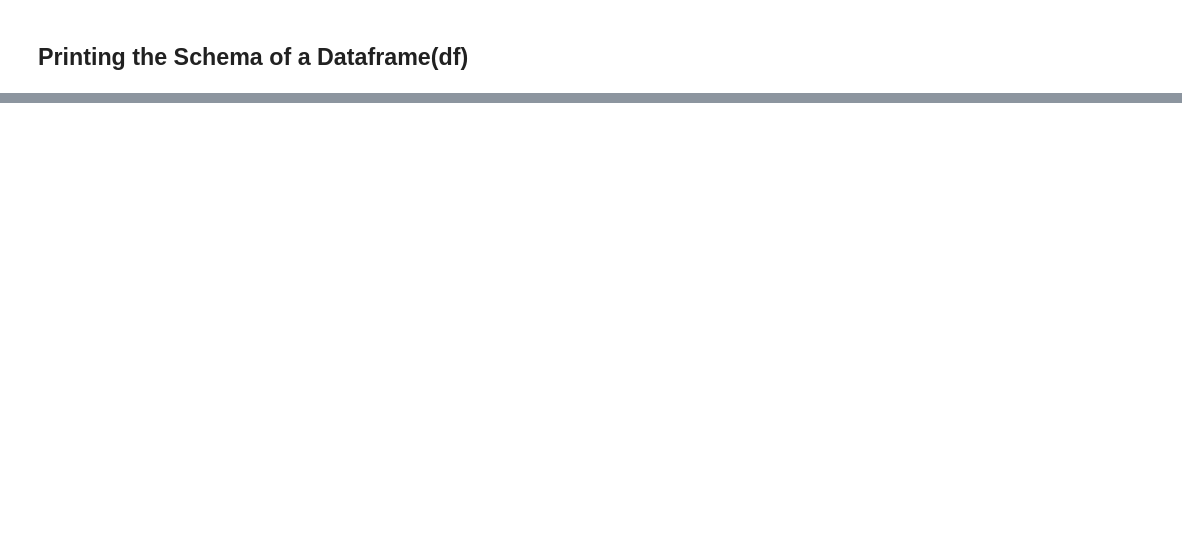
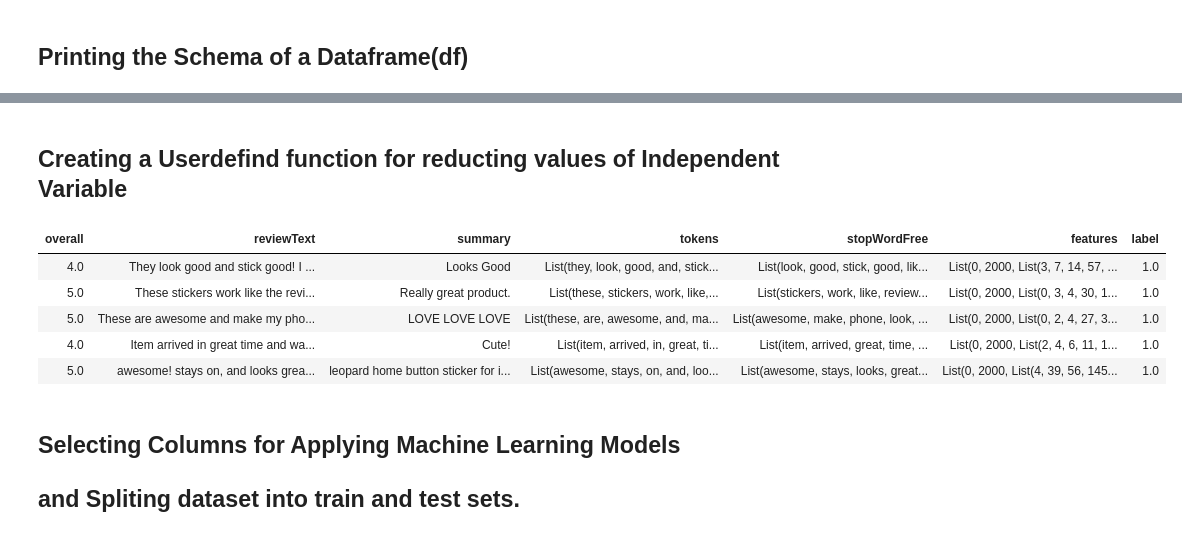
Before and after one commit to muralimopidevi/Amazon-Review-Sentiment-Analysis, a Jupyter notebook: Amazon Review On Cell Phones and Accessories.ipynb, the cells around one changed output, grey strips where cells are left out. Saved outputs shown, nothing was run; the diff lists cells and outputs as text; code cells hidden in the pictures; blank space fills up the shorter version.

```diff
--- a/Amazon Review On Cell Phones and Accessories.ipynb
+++ b/Amazon Review On Cell Phones and Accessories.ipynb
@@ -222,0 +96,13 @@ print ("AUC: %(result)s" % {"result": evaluator.evaluate(result)})
+# %%
+from pyspark.ml.feature import RegexTokenizer
+
+# Tokenizer
+tokenizer = (RegexTokenizer()
+            .setInputCol("reviewText")
+            .setOutputCol("tokens")
+            .setPattern("\\W+"))
+
+tokenizedDF = tokenizer.transform(dfmodel)
+
+# Displaying Dataframe
+display(tokenizedDF.limit(5))
@@ -222,0 +159,31 @@ print ("AUC: %(result)s" % {"result": evaluator.evaluate(result)})
+# %% [markdown]
+## Creating a Userdefind function for reducting values of Independent Variable
+# %%
+from pyspark.sql.functions import udf
+from pyspark.sql.types import *
+
+# Clearly identifying the job categories
+def overall(rating):
+  if(rating == 1.0 or rating == 2.0 or rating == 3.0):
+    return 0.0
+  if(rating == 4.0 or rating == 5.0):
+    return 1.0
+  else:
+    return(rating)
+
+  #CALLING USER DEFINED FUNCTIONS
+etype_udf = udf(overall,DoubleType())
+datamodel = countModel.withColumn("label", etype_udf("overall"))
+
+# Displaying Dataframe
+display(datamodel.limit(5))
+# %% [output]
+| overall | reviewText | summary | tokens | stopWordFree | features | label |
+| 4.0 | They look good and stick good! I ... | Looks Good | List(they, look, good, and, stick... | List(look, good, stick, good, lik... | List(0, 2000, List(3, 7, 14, 57, ... | 1.0 |
+| 5.0 | These stickers work like the revi... | Really great product. | List(these, stickers, work, like,... | List(stickers, work, like, review... | List(0, 2000, List(0, 3, 4, 30, 1... | 1.0 |
+| 5.0 | These are awesome and make my pho... | LOVE LOVE LOVE | List(these, are, awesome, and, ma... | List(awesome, make, phone, look, ... | List(0, 2000, List(0, 2, 4, 27, 3... | 1.0 |
+| 4.0 | Item arrived in great time and wa... | Cute! | List(item, arrived, in, great, ti... | List(item, arrived, great, time, ... | List(0, 2000, List(2, 4, 6, 11, 1... | 1.0 |
+| 5.0 | awesome! stays on, and looks grea... | leopard home button sticker for i... | List(awesome, stays, on, and, loo... | List(awesome, stays, looks, great... | List(0, 2000, List(4, 39, 56, 145... | 1.0 |
+# %% [markdown]
+## Selecting Columns for Applying Machine Learning Models
+## and Spliting dataset into train and test sets.
```
Also changed, not shown: parts of 80 cells of this notebook, 2 other files.
